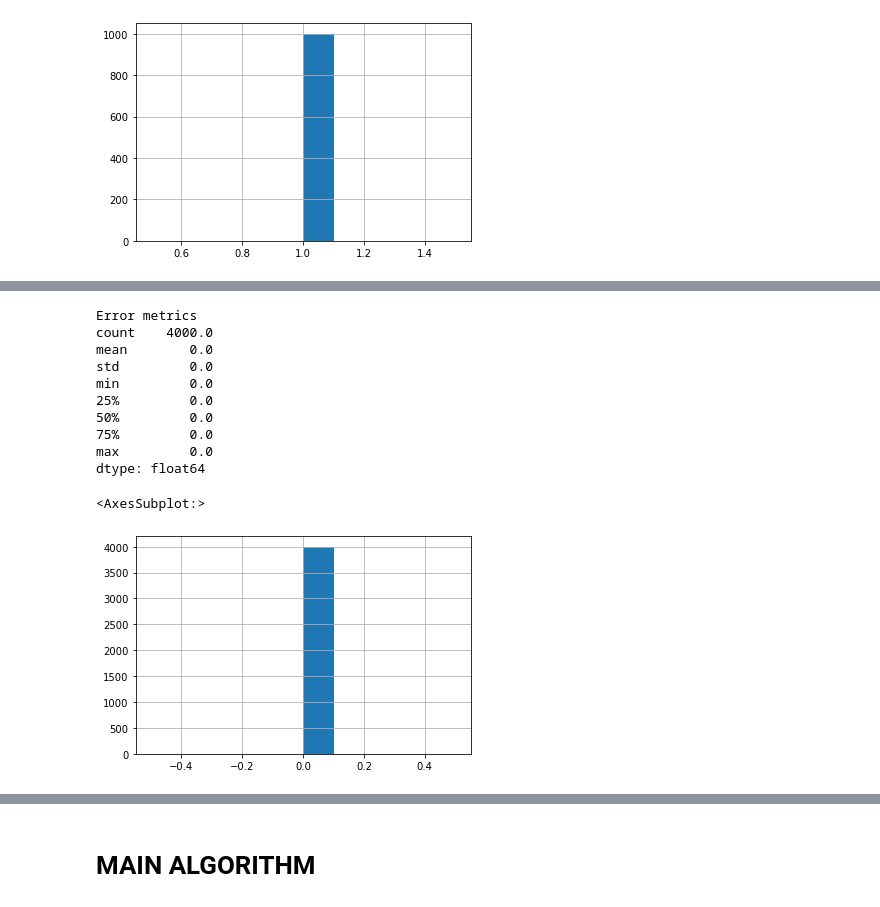
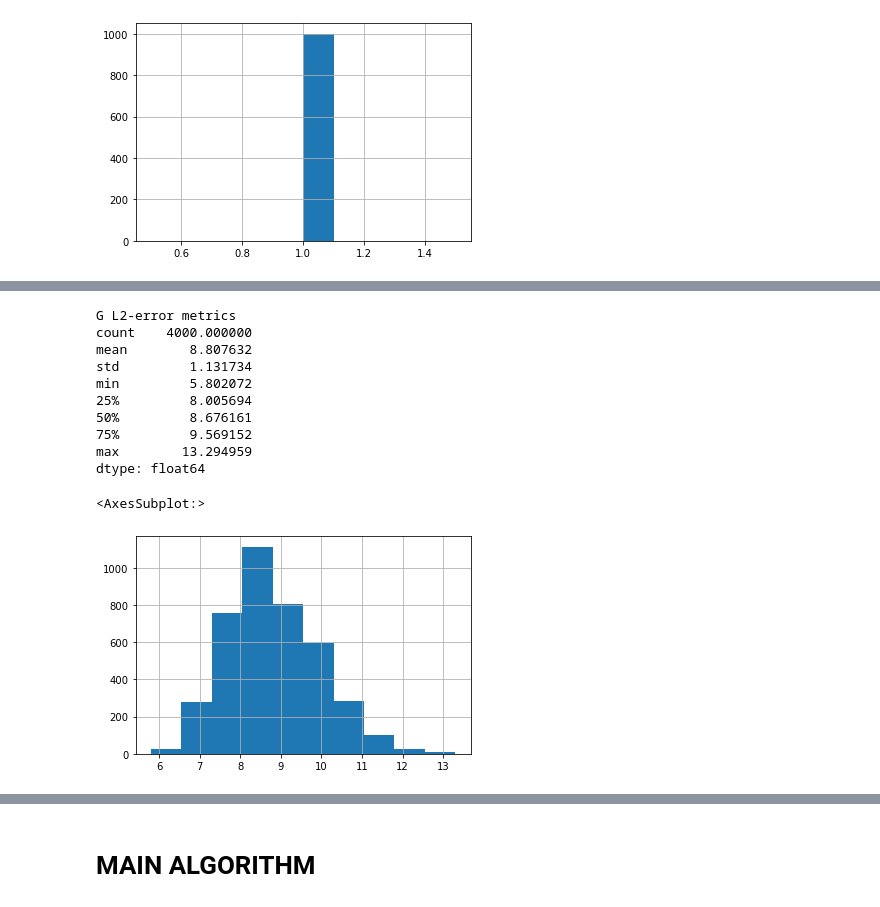
Before and after one commit to fpjaa/BAY-STATS-Project-ABDPPS, a Jupyter notebook: 2021-11-22_Prototype.ipynb, the cells around one changed output, grey strips where cells are left out. Drawn from its saved outputs; the diff is of its cells as text; code cells hidden in the pictures.

```diff
--- a/2021-11-22_Prototype.ipynb
+++ b/2021-11-22_Prototype.ipynb
@@ -601,0 +713,6 @@ KeyboardInterrupt:
+# %%
+# Shifting indexes
+Z_sample_shifted = Z_sample.copy()
+for i in range(k):
+    replace_value = (i + 1) % k
+    Z_sample_shifted[Z_sample == i] = replace_value
@@ -1217,13 +1185,16 @@ assert np.all(shape_matrix == np.eye(k, dtype=int))
 # %%
 %%time
 # Check that the Sampler works properly (This will take... forever)
-errors = []
+K_errors = []
+G_errors = []
 matrix_changes = []
 burn_in = 0
 for i in range(1000):
     K_sample_old = K_sample.copy()
-    K_sample = MC_sample_K(G_copy, b, shape_matrix, n_of_samples=1, debug=False)
+    G_sample_old = G_sample.copy()
+    wt_sample, G_sample, K_sample = MC_sample_GK(G_sample, H_copy, degrees_of_freedom_b, debug=False)
     matrix_changes.append(~np.all(K_sample_old == K_sample))
     if i >= burn_in:
-        errors.append(np.linalg.norm(K_sample - test_data.K))  # Computing error wrt the target matrix
+        K_errors.append(np.linalg.norm(K_sample - test_data.K))  # Computing error wrt the target matrix
+        G_errors.append(np.linalg.norm(G_sample - test_data.K))  # Computing error wrt the target matrix
 # %% [output]
@@ -1250,8 +1221,8 @@ dtype: float64
 [figure]
 # %%
 # Error should be distributed close to 0 (I guess...)  # BUG https://trello.com/c/9k2e8PQz/33-mcsampleh-is-not-close-to-expected-target
-errors = pd.Series(errors)
-print("Error metrics")
-print(errors.describe())
-errors.hist()
+K_errors = pd.Series(errors)
+print("K L2-error metrics")
+print(K_errors.describe())
+K_errors.hist()
 # %% [output]
@@ -1312,12 +1240,0 @@ assert np.all(shape_matrix == np.eye(k))
-# %%
-%%time
-# Check that the Sampler works properly (This will take... forever)
-errors = []
-matrix_changes = []
-burn_in = 1000
-for i in range(5000):
-    G_sample_old = G_sample.copy()
-    G_sample = MC_sample_G(W_copy, Z_copy, H_copy, K_copy, G_sample, E_copy, b, shape_matrix)
-    matrix_changes.append(~np.all(G_sample_old == G_sample))
-    if i >= burn_in:
-        errors.append(np.linalg.norm(G_sample - test_data.G))  # Computing error wrt the target matrix
@@ -1346,19 +1247,19 @@ dtype: float64
 # %%
 # Error should be distributed close to 0 (I guess...)  # BUG https://trello.com/c/9k2e8PQz/33-mcsampleh-is-not-close-to-expected-target
-errors = pd.Series(errors)
-print("Error metrics")
-print(errors.describe())
-errors.hist()
+G_errors = pd.Series(errors)
+print("G L2-error metrics")
+print(G_errors.describe())
+G_errors.hist()
 # %% [output]
-Error metrics
-count    4000.0
-mean        0.0
-std         0.0
-min         0.0
-25%         0.0
-50%         0.0
-75%         0.0
-max         0.0
+G L2-error metrics
+count    4000.000000
+mean        8.807632
+std         1.131734
+min         5.802072
+25%         8.005694
+50%         8.676161
+75%         9.569152
+max        13.294959
 dtype: float64
 <AxesSubplot:>
-[figure, old version]
+[figure, new version]
```
Also changed, not shown: parts of 76 cells of this notebook.
